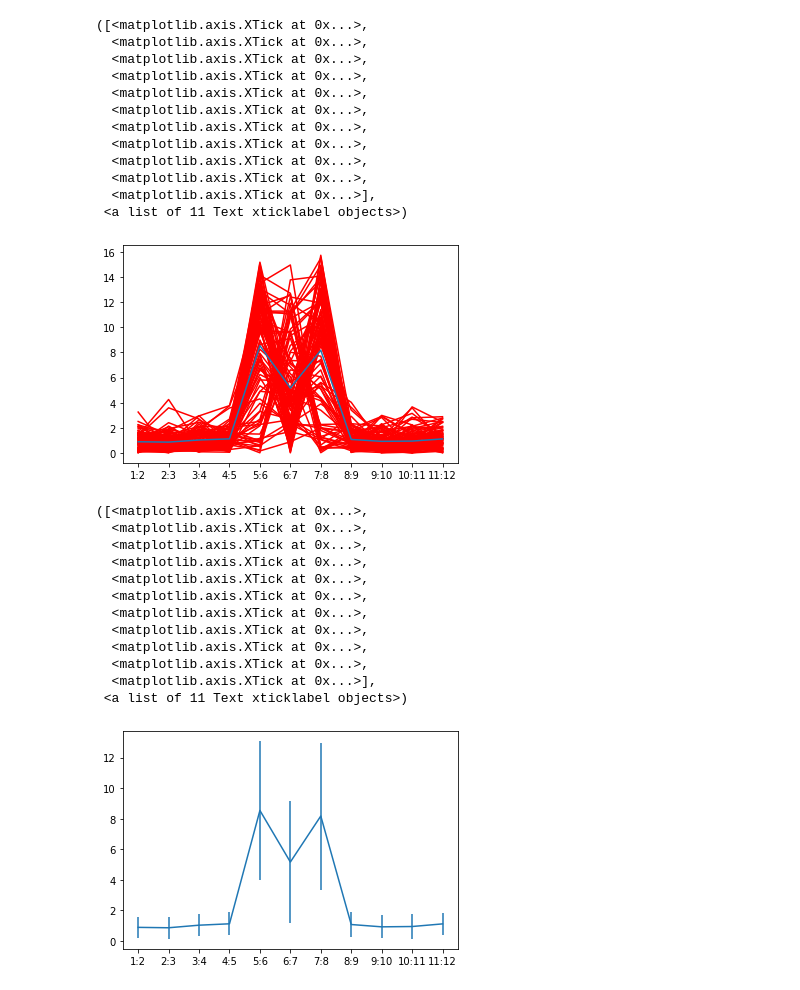
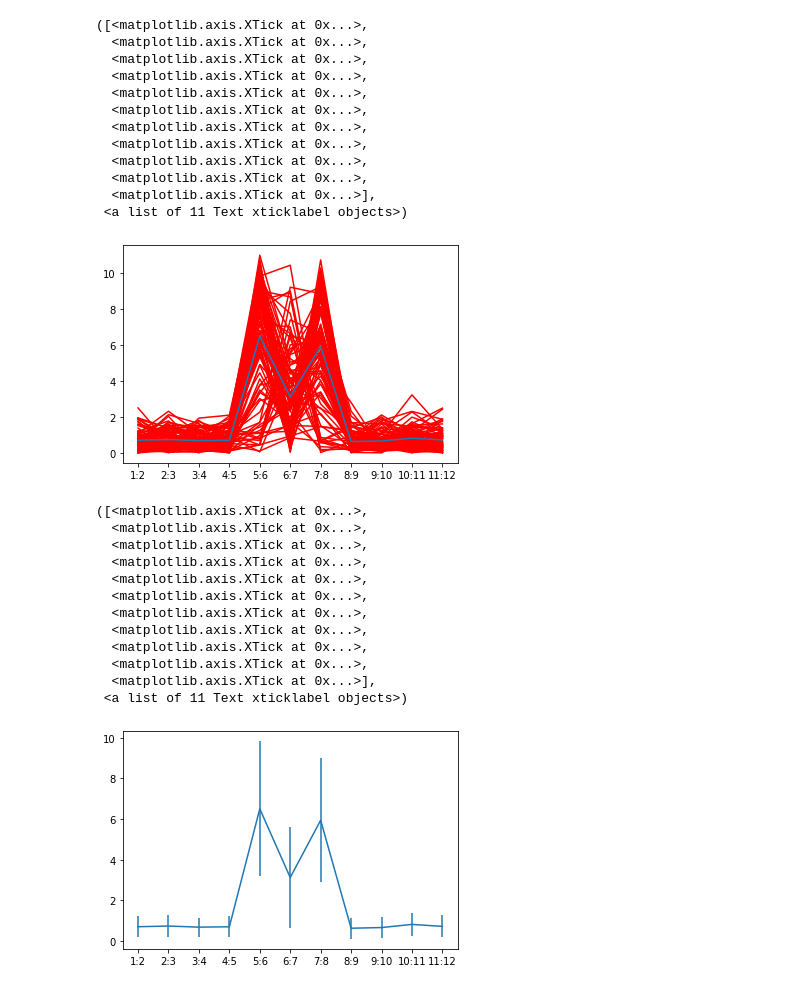
Before and after one commit to NeuroDataDesign/team-forbidden-forest, a Jupyter notebook: ShumingXu/RDPG.ipynb, the cells around one changed output. Cells and saved outputs as stored; diff of their text form; code cells hidden in the pictures.

```diff
--- a/ShumingXu/RDPG.ipynb
+++ b/ShumingXu/RDPG.ipynb
@@ -31,22 +31,3 @@ def generateRDPG():
 from rerf.urerf import UnsupervisedRandomForest
 import matplotlib.pyplot as plt
 from sklearn.ensemble import RandomTreesEmbedding
-# %%
-At = generateRDPG()
-At_re = np.zeros((100, 1200))
-for i in range(12):
-    At_re[:, i*100:(i+1)*100] = At[i, :, :]
-print(At_re.shape)
-samples = np.diff(At_reshaped, axis=0)
-clf = RandomTreesEmbedding(n_estimators=100, max_depth=40, random_state=0)
-clf.fit(At_re)
-n_sample = len(At_re)
-n_estimator = len(clf.estimators_)
-path = np.array(clf.decision_path(At_re)[0].todense())
-depth = np.array((path*path).sum(1))
-depth = np.tile(depth, (n_sample, 1))
-depth = depth+depth.T
-d = depth-2*path.dot(path.T)
-d_sp = d / n_estimator
-
-plt.imshow(d_sp)
@@ -58,45 +35,41 @@ plt.imshow(d_sp)
 ys = np.zeros((100, 11))
 for n_iter in range(100):
     At = generateRDPG()
-    d = 2
-    Vhat = np.zeros((100, 48))
-    for i in range(12):
-        ase = graspy.embed.AdjacencySpectralEmbed(n_components = 4)
-        Vhat[:, 4*i:4*(i+1)] = ase.fit_transform(At[i])
+    d = 1
+    mase = graspy.embed.MultipleASE(n_components=d)
+    V = mase.fit_transform(At)
 
-    U, sigma, V = np.linalg.svd(Vhat)
-    V = U[:, 0:d-1]
     Xhat = np.zeros((12, 100, d))
     for i in range(12):
         Rhat = V.T.dot(At[i]).dot(V)
         Xhat[i] = V.dot(Rhat)
 
     y = []
     for i in range(11):
         yhat = Xhat[i+1]-Xhat[i]
         y.append(np.linalg.norm(yhat))
 
     plt.plot(y, c='r')
     ys[n_iter] = np.array(y)
 
 avg = np.mean(ys, axis=0)
 err = np.std(ys, axis=0)
 plt.plot(avg)
 plt.xticks(np.array(range(11)), ['1:2', '2:3', '3:4', '4:5', '5:6', '6:7', '7:8', '8:9', '9:10', '10:11', '11:12'])
 # %% [output]
 ([<matplotlib.axis.XTick at 0x...>,
   <matplotlib.axis.XTick at 0x...>,
   <matplotlib.axis.XTick at 0x...>,
   <matplotlib.axis.XTick at 0x...>,
   <matplotlib.axis.XTick at 0x...>,
   <matplotlib.axis.XTick at 0x...>,
   <matplotlib.axis.XTick at 0x...>,
   <matplotlib.axis.XTick at 0x...>,
   <matplotlib.axis.XTick at 0x...>,
   <matplotlib.axis.XTick at 0x...>,
   <matplotlib.axis.XTick at 0x...>],
  <a list of 11 Text xticklabel objects>)
-[figure, old version]
+[figure, new version]
 # %%
 plt.errorbar(np.array(range(11)), avg, yerr=err)
 plt.xticks(np.array(range(11)), ['1:2', '2:3', '3:4', '4:5', '5:6', '6:7', '7:8', '8:9', '9:10', '10:11', '11:12'])
@@ -113,4 +86,4 @@ plt.xticks(np.array(range(11)), ['1:2', '2:3', '3:4', '4:5', '5:6', '6:7', '7:8'
   <matplotlib.axis.XTick at 0x...>,
   <matplotlib.axis.XTick at 0x...>],
  <a list of 11 Text xticklabel objects>)
-[figure, old version]
+[figure, new version]
```
Also changed, not shown: parts of 13 cells of this notebook.
